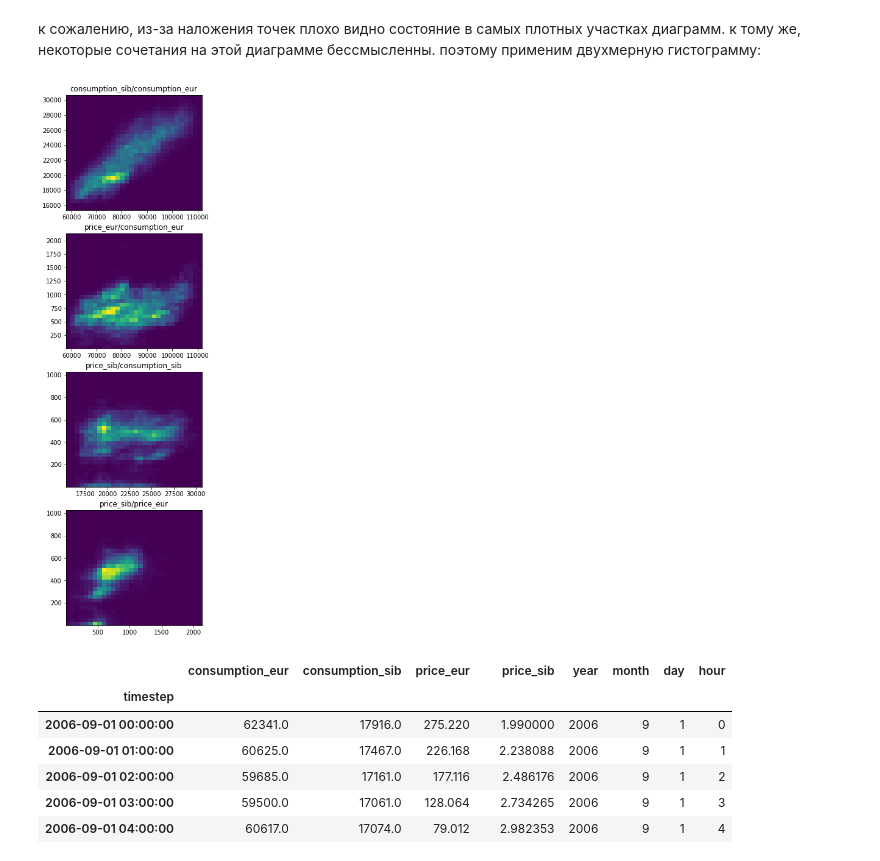
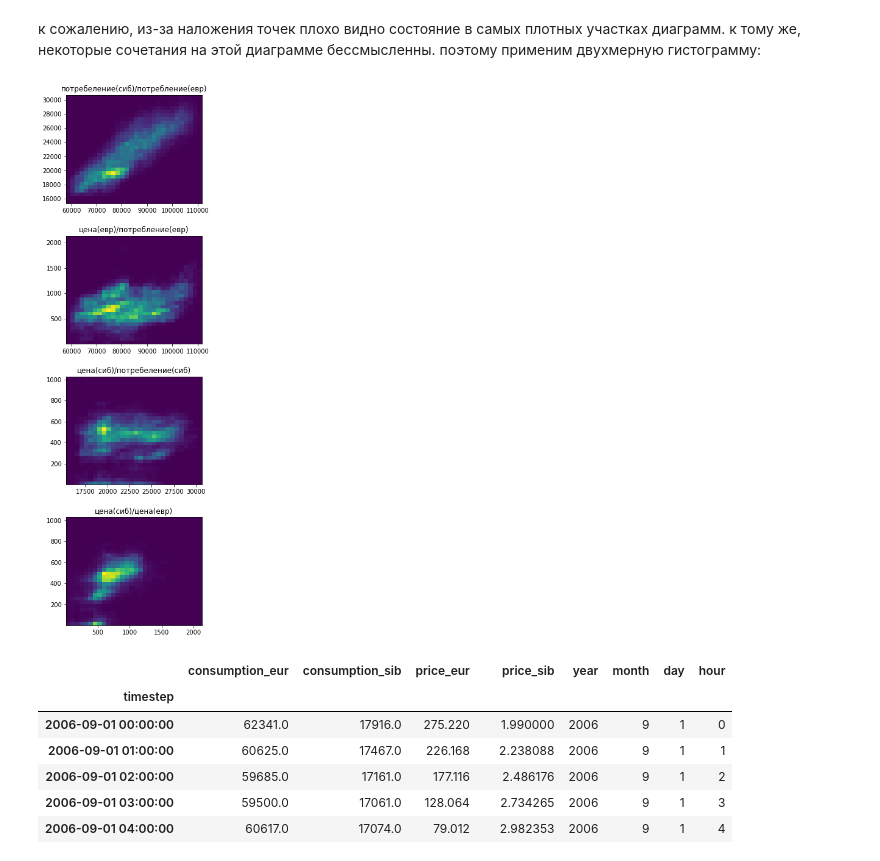
Before and after one commit to sky16k/pyda, a Jupyter notebook: PYDA15_viz_HW_2.ipynb, the cells around one changed output. Cells and saved outputs as stored; diff of their text form; code cells hidden in the pictures.

```diff
--- a/PYDA15_viz_HW_2.ipynb
+++ b/PYDA15_viz_HW_2.ipynb
@@ -342,22 +358,23 @@ sns.pairplot(df_copy)
 # %%
 fig, axs = plt.subplots(4)
 fig.set_size_inches(4, 16)
+plt.subplots_adjust(hspace=0.3)
 
 axs[0].hist2d(df_copy['consumption_eur'], df_copy['consumption_sib'], bins=(30,30))
-axs[0].set_title("consumption_sib/consumption_eur")
+axs[0].set_title("потребеление(сиб)/потребление(евр)")
 
 axs[1].hist2d(df_copy['consumption_eur'], df_copy['price_eur'], bins=(30,30))
-axs[1].set_title("price_eur/consumption_eur")
+axs[1].set_title("цена(евр)/потребление(евр)")
 
 axs[2].hist2d(df_copy['consumption_sib'], df_copy['price_sib'], bins=(30,30))
-axs[2].set_title("price_sib/consumption_sib")
+axs[2].set_title("цена(сиб)/потребеление(сиб)")
 
 axs[3].hist2d(df_copy['price_eur'], df_copy['price_sib'], bins=(30,30))
-axs[3].set_title("price_sib/price_eur")
+axs[3].set_title("цена(сиб)/цена(евр)")
 
 plt.show()
 # %% [output]
-[figure, old version]
+[figure, new version]
 # %%
 df_copy['year'] = df_copy.index.year
 df_copy['month'] = df_copy.index.month
```
Also changed, not shown: parts of 26 cells of this notebook.
